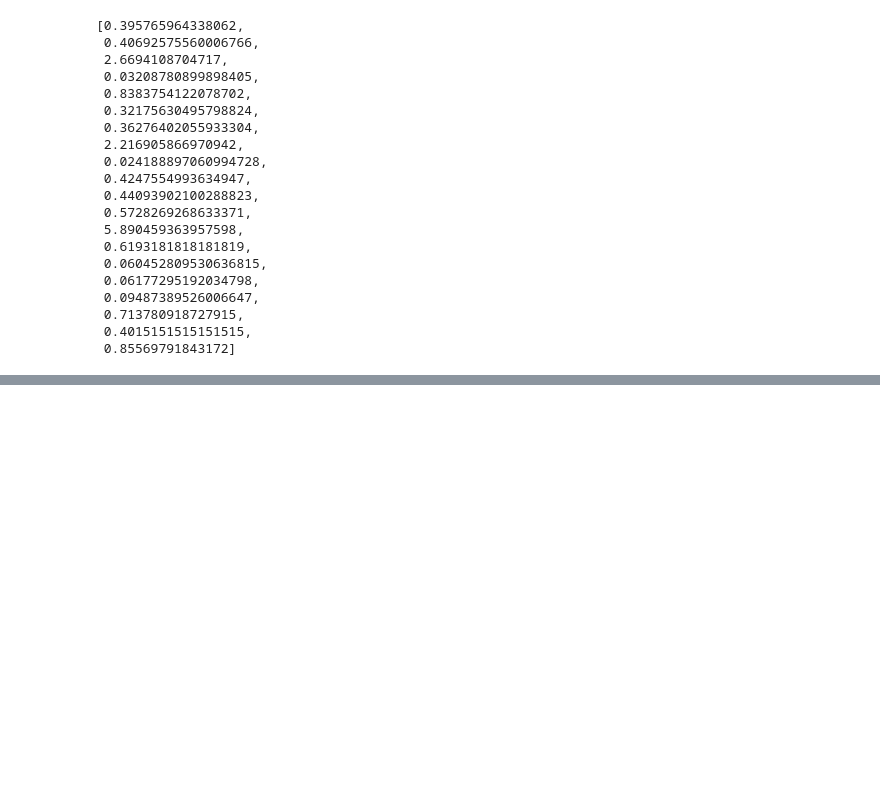
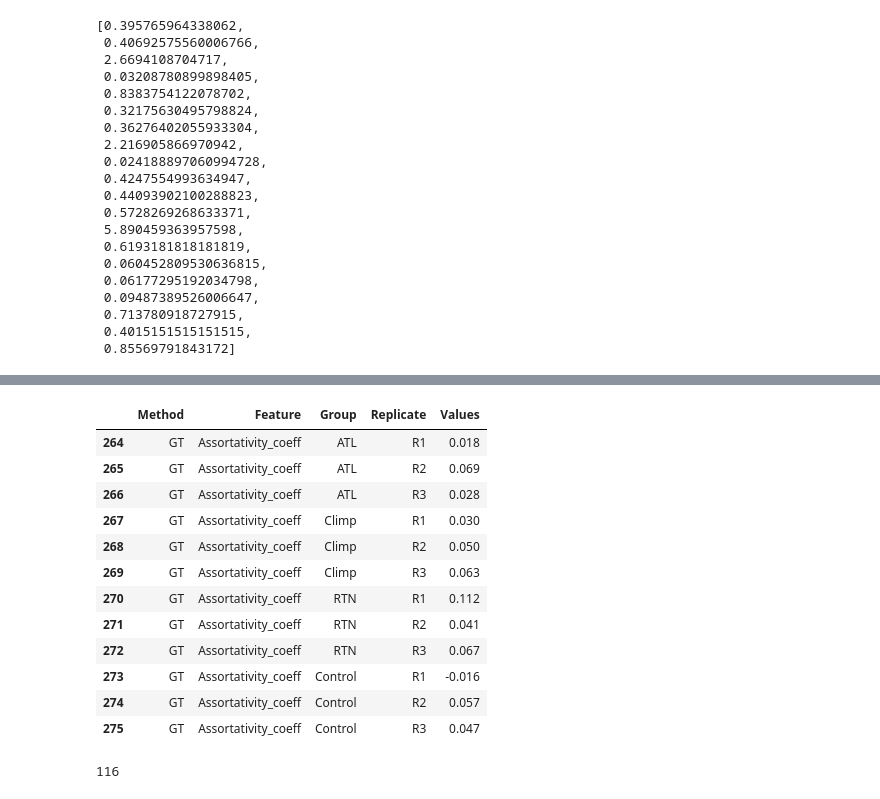
Before and after one commit to kiryteo/ER-Analysis-scripts, a Jupyter notebook: src/nw_graph_analysis/Graph-comparison.ipynb, the cells around one changed output, grey strips where cells are left out. Cells and saved outputs as stored; diff of their text form; code cells hidden in the pictures; blank space fills up the shorter version.

```diff
--- a/src/nw_graph_analysis/Graph-comparison.ipynb
+++ b/src/nw_graph_analysis/Graph-comparison.ipynb
@@ -1109,0 +1186,17 @@ smalldf = pd.DataFrame()
+# %%
+gtemp = df[df['Method'] == 'GT']
+gtemp[gtemp['Feature'] == 'Assortativity_coeff']
+# %% [output]
+|  | Method | Feature | Group | Replicate | Values |
+| 264 | GT | Assortativity_coeff | ATL | R1 | 0.018 |
+| 265 | GT | Assortativity_coeff | ATL | R2 | 0.069 |
+| 266 | GT | Assortativity_coeff | ATL | R3 | 0.028 |
+| 267 | GT | Assortativity_coeff | Climp | R1 | 0.030 |
+| 268 | GT | Assortativity_coeff | Climp | R2 | 0.050 |
+| 269 | GT | Assortativity_coeff | Climp | R3 | 0.063 |
+| 270 | GT | Assortativity_coeff | RTN | R1 | 0.112 |
+| 271 | GT | Assortativity_coeff | RTN | R2 | 0.041 |
+| 272 | GT | Assortativity_coeff | RTN | R3 | 0.067 |
+| 273 | GT | Assortativity_coeff | Control | R1 | -0.016 |
+| 274 | GT | Assortativity_coeff | Control | R2 | 0.057 |
+| 275 | GT | Assortativity_coeff | Control | R3 | 0.047 |
@@ -1109,0 +1289,4 @@ smalldf = pd.DataFrame()
+# %%
+len(a)
+# %% [output]
+116
```
Also changed, not shown: parts of 26 cells of this notebook.
